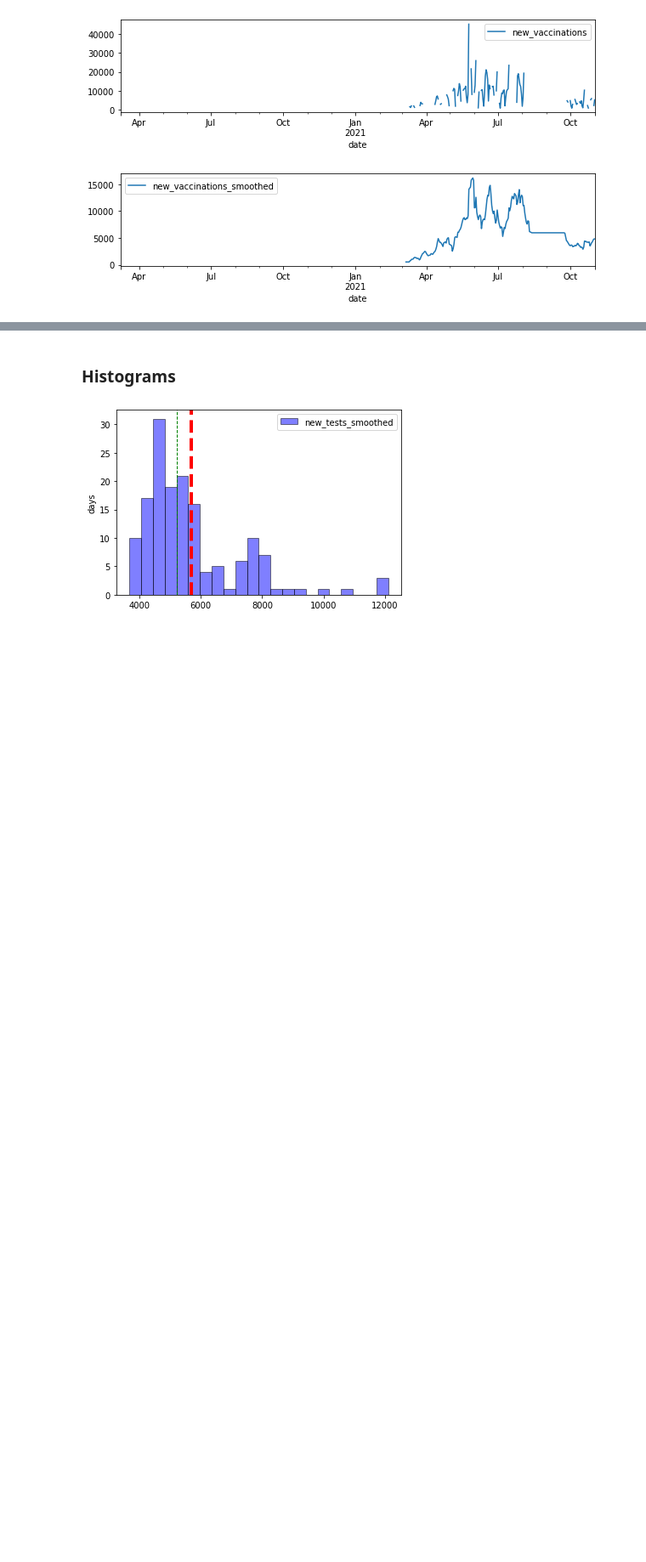
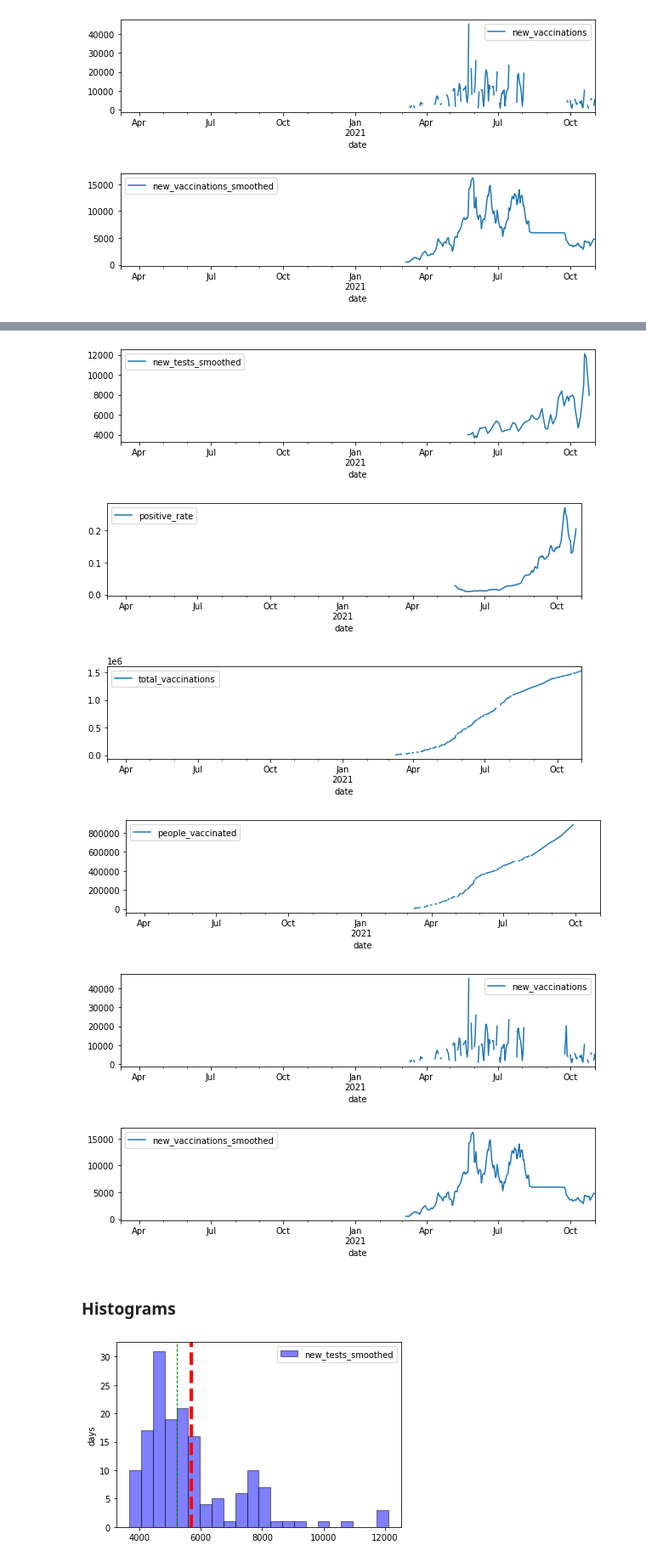
Before and after one commit to iondodon/covid19, a Jupyter notebook: ion.ipynb, the cells around one changed output, grey strips where cells are left out. Shown: that part at 85% size. Drawn from its saved outputs; the diff is of its cells as text; code cells hidden in the pictures; blank space fills up the shorter version.

```diff
--- a/ion.ipynb
+++ b/ion.ipynb
@@ -169,10 +169,13 @@ stats_df
 # %% [markdown]
 ### Data distribution in time
 # %%
-for column in dataset.columns:
-    if column in ['date', 'location']:
-        continue
-    dataset.plot(kind='line', x='date', y=column, figsize=(10, 2));
+def plot_data_in_time():
+    for column in dataset.columns:
+        if column in ['date', 'location']:
+            continue
+        dataset.plot(kind='line', x='date', y=column, figsize=(10, 2));
+
+plot_data_in_time()
 # %% [output]
 [figure]
 [figure]
@@ -189,3 +192,22 @@ As we can see, there is a period of time when the data about people_vaccinated a
+# %%
+def missing_portion(date_str):
+    return pd.to_datetime('2021-08-06') < pd.to_datetime(date_str) < pd.to_datetime('2021-09-29')
+
+for index, row in dataset.iterrows():
+    if missing_portion(row['date']):
+        current_new_vacc_smoothed = dataset.at[index, 'new_tests_smoothed']
+        for column in ['total_vaccinations', 'people_vaccinated', 'new_vaccinations']:
+            if pd.isna(row[column]):
+                dataset.at[index, column] = dataset.at[index - 1, column] + current_new_vacc_smoothed
+
+plot_data_in_time()
+# %% [output]
+[figure, added]
+[figure, added]
+[figure, added]
+[figure, added]
+[figure, added]
+[figure, added]
 # %% [markdown]
 ### Histograms
 # %%
```
Also changed, not shown: parts of 3 cells of this notebook.
